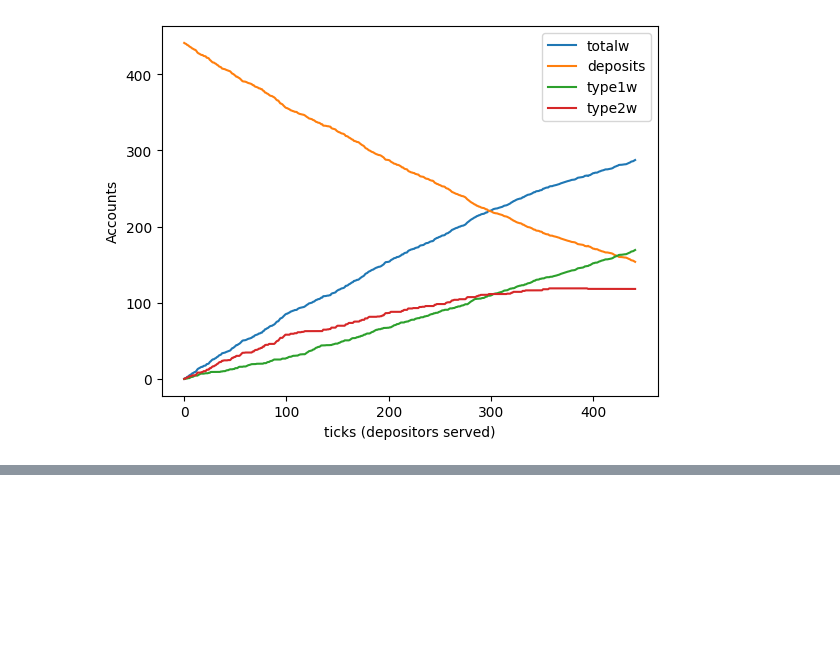
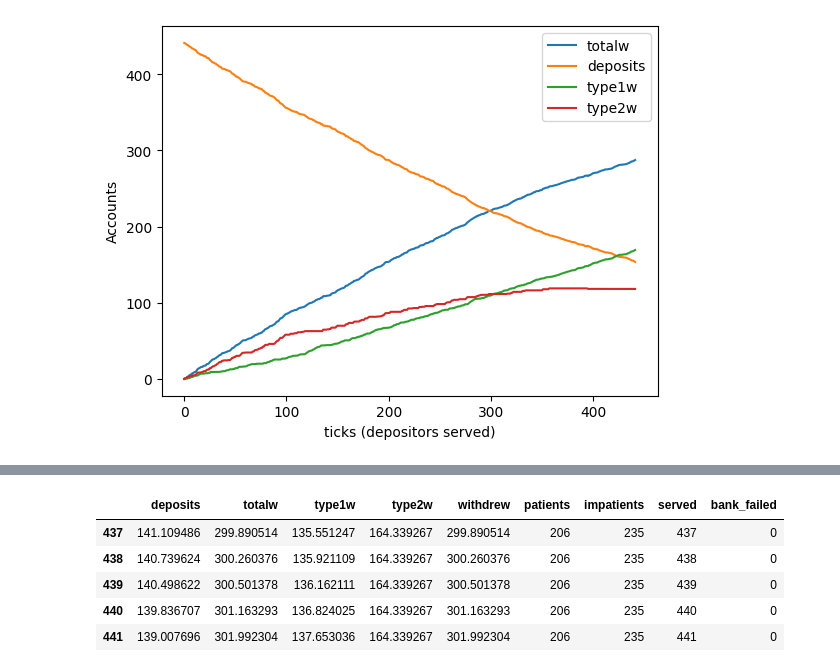
Before and after one commit to promeroec/mesa-abm, a Jupyter notebook: notebooks/onebankdd_colab.ipynb, the cells around one changed output, grey strips where cells are left out. Cells and saved outputs as stored; diff of their text form; code cells hidden in the pictures; blank space fills up the shorter version.

```diff
--- a/notebooks/onebankdd_colab.ipynb
+++ b/notebooks/onebankdd_colab.ipynb
@@ -58,0 +106,12 @@ plt.show()
+# %%
+model2.run_model()
+
+results2 = model2.datacollector.get_model_vars_dataframe()
+results2.tail()
+# %% [output]
+|  | deposits | totalw | type1w | type2w | withdrew | patients | impatients | served | bank_failed |
+| 437 | 141.109486 | 299.890514 | 135.551247 | 164.339267 | 299.890514 | 206 | 235 | 437 | 0 |
+| 438 | 140.739624 | 300.260376 | 135.921109 | 164.339267 | 300.260376 | 206 | 235 | 438 | 0 |
+| 439 | 140.498622 | 300.501378 | 136.162111 | 164.339267 | 300.501378 | 206 | 235 | 439 | 0 |
+| 440 | 139.836707 | 301.163293 | 136.824025 | 164.339267 | 301.163293 | 206 | 235 | 440 | 0 |
+| 441 | 139.007696 | 301.992304 | 137.653036 | 164.339267 | 301.992304 | 206 | 235 | 441 | 0 |
```
Also changed, not shown: parts of 6 cells of this notebook.
